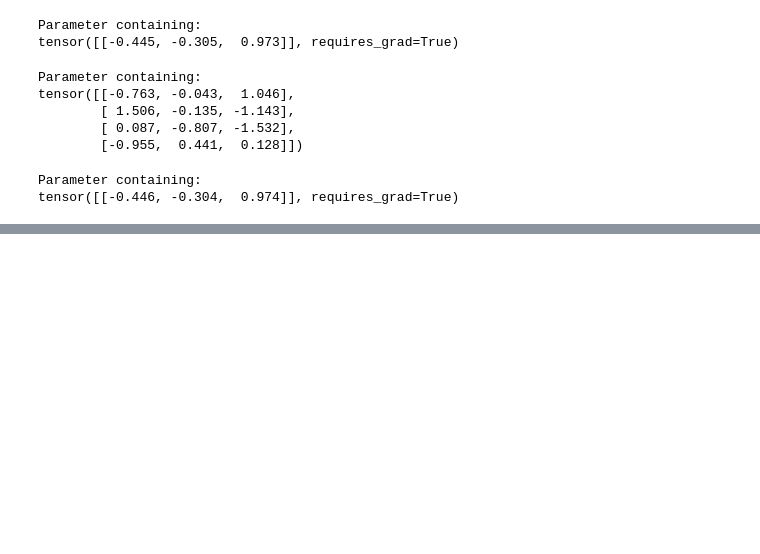
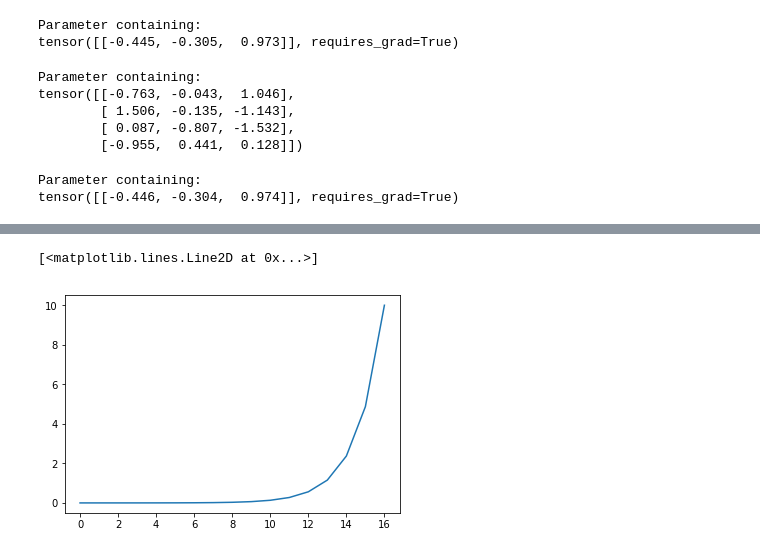
Before and after one commit to kindeQi/PyTorch_SSD, a Jupyter notebook: test.ipynb, the cells around one changed output, grey strips where cells are left out. Saved outputs shown, nothing was run; the diff lists cells and outputs as text; code cells hidden in the pictures; blank space fills up the shorter version.

```diff
--- a/test.ipynb
+++ b/test.ipynb
@@ -339,0 +360,23 @@ tensor([[-0.446, -0.304,  0.974]], requires_grad=True)
+# %%
+x = torch.randn(4, 4)
+w = nn.Parameter(torch.randn(4, 3))
+b = nn.Parameter(torch.randn(1, 3))
+y = torch.randn(4, 3)
+
+criterion = nn.SmoothL1Loss()
+optimizer = torch.optim.SGD([w, b], lr=1e-2, momentum=0.9)
+scheduler = torch.optim.lr_scheduler.CosineAnnealingLR(optimizer, 16)
+
+lr_change = []
+lr_min, lr_max = 1e-4, 10
+ratio = lr_max / lr_min
+
+for t in range(batch + 1):
+    optimizer.param_groups[0]['lr'] = lr_min * ratio ** (t / batch)
+    lr_change.append(lr_min * ratio ** (t / batch))
+#     print(optimizer.param_groups[0]['lr'])
+
+plt.plot(lr_change)
+# %% [output]
+[<matplotlib.lines.Line2D at 0x...>]
+[figure, added]
```
Also changed, not shown: parts of 16 cells of this notebook, 3 other files.
